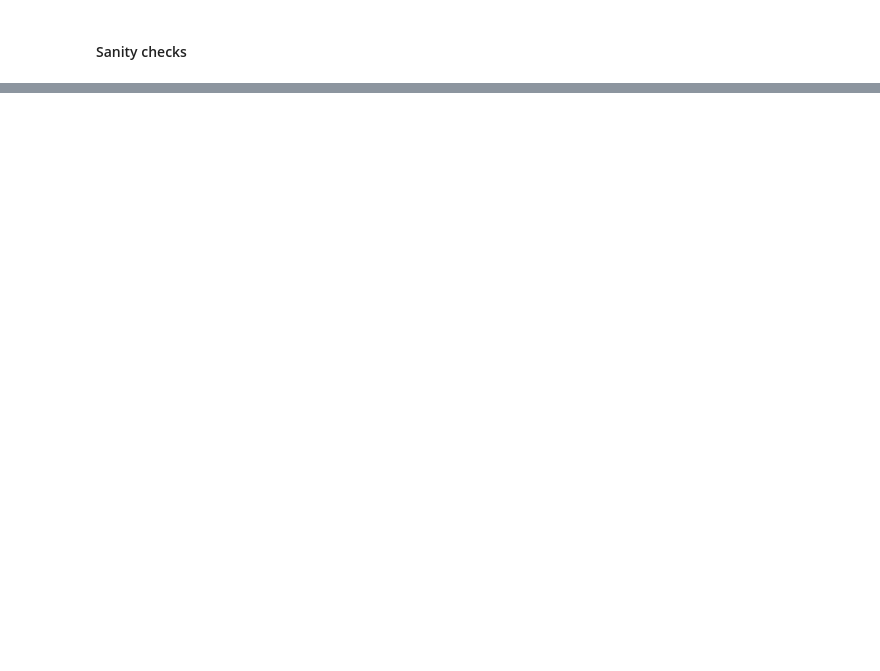
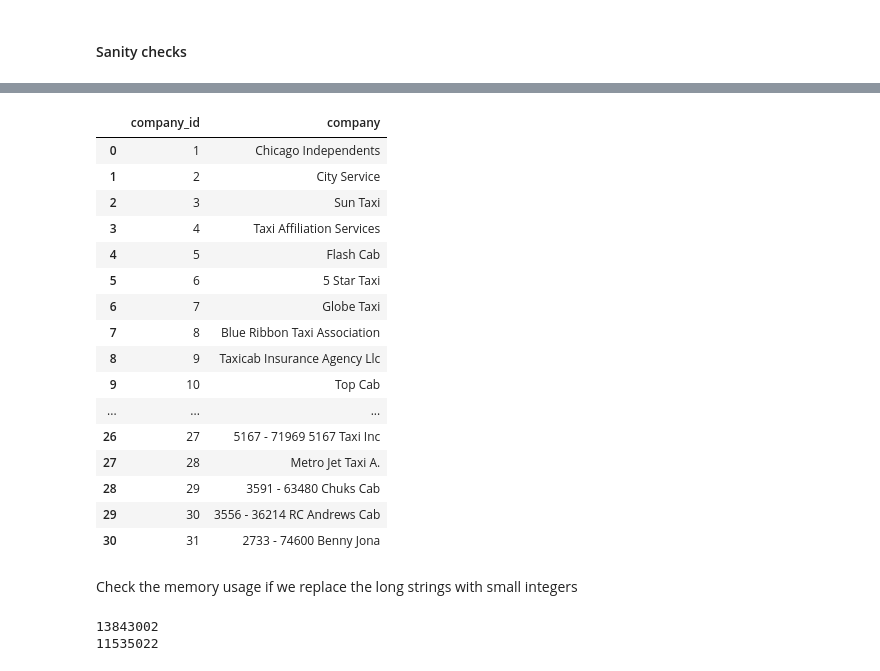
Before and after one commit to zselyigy/cubix_data_engineer_aws, a Jupyter notebook: src/scripts/06_chicago_data_to_mapping.ipynb, the cells around one changed output, grey strips where cells are left out. Saved outputs shown, nothing was run; the diff lists cells and outputs as text; code cells hidden in the pictures; blank space fills up the shorter version.

```diff
--- a/src/scripts/06_chicago_data_to_mapping.ipynb
+++ b/src/scripts/06_chicago_data_to_mapping.ipynb
@@ -265,0 +292,44 @@ taxi_trips.nlargest(10, 'fare')
+# %%
+# master table for the company names
+taxi_trips['company'].unique()
+company_master = taxi_trips['company'].drop_duplicates().reset_index(drop=True)
+
+
+company_master = pd.DataFrame(
+    {
+        'company_id': range(1, len(company_master)+1),    # the id's usually starts from 1 despite indeces starting from 0
+        'company': company_master
+    }
+)
+
+company_master
+# %% [output]
+|  | company_id | company |
+| 0 | 1 | Chicago Independents |
+| 1 | 2 | City Service |
+| 2 | 3 | Sun Taxi |
+| 3 | 4 | Taxi Affiliation Services |
+| 4 | 5 | Flash Cab |
+| 5 | 6 | 5 Star Taxi |
+| 6 | 7 | Globe Taxi |
+| 7 | 8 | Blue Ribbon Taxi Association |
+| 8 | 9 | Taxicab Insurance Agency Llc |
+| 9 | 10 | Top Cab |
+| ... | ... | ... |
+| 26 | 27 | 5167 - 71969 5167 Taxi Inc |
+| 27 | 28 | Metro Jet Taxi A. |
+| 28 | 29 | 3591 - 63480 Chuks Cab |
+| 29 | 30 | 3556 - 36214 RC Andrews Cab |
+| 30 | 31 | 2733 - 74600 Benny Jona |
+# %% [markdown]
+Check the memory usage if we replace the long strings with small integers
+# %%
+print(taxi_trips.memory_usage(deep=True).sum())
+
+taxi_trips_id = taxi_trips.merge(payment_type_master, on='payment_type')
+taxi_trips_id = taxi_trips_id.merge(company_master, on='company')
+taxi_trips_id.drop(['payment_type', 'company'], axis=1, inplace=True)
+print(taxi_trips_id.memory_usage(deep=True).sum())
+# %% [output]
+13843002
+11535022
```
Also changed, not shown: parts of 17 cells of this notebook, 2 other files.
